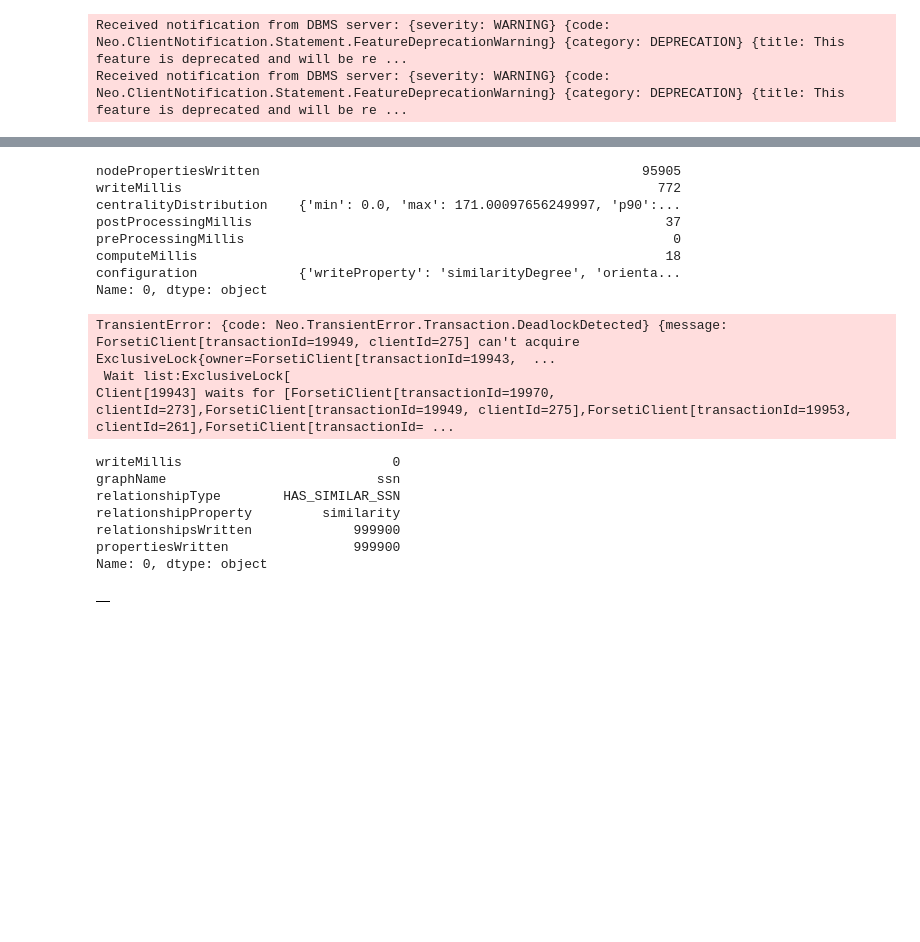
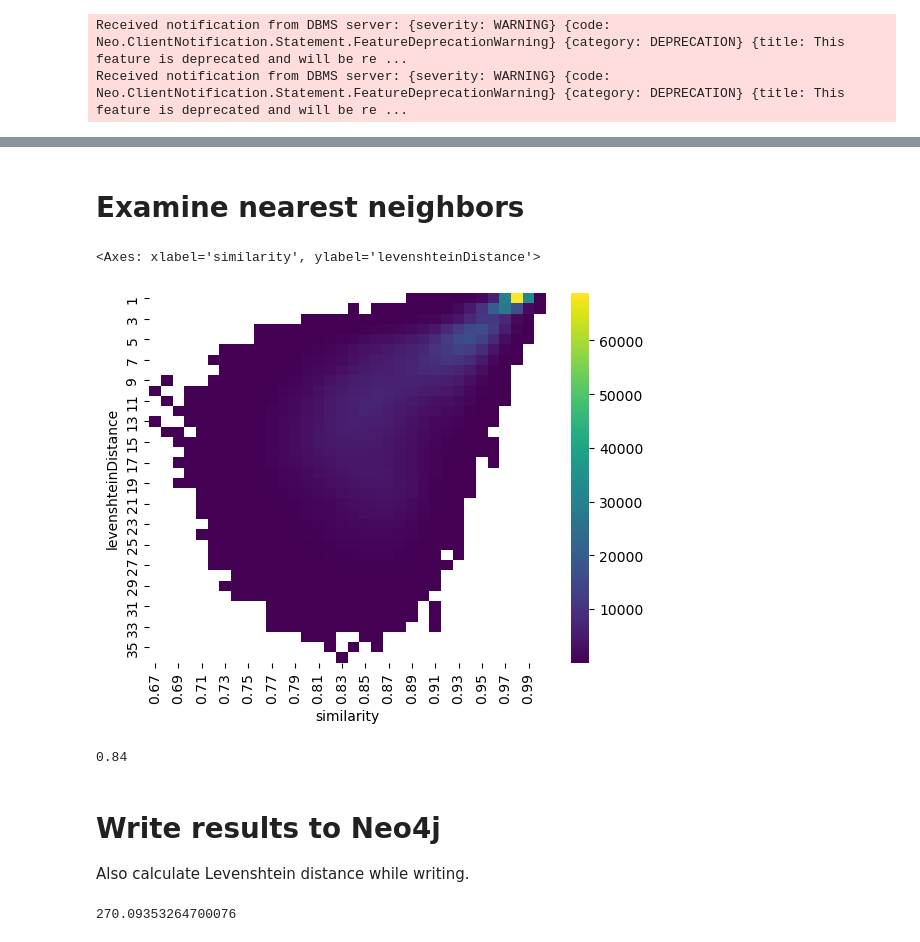
Before and after one commit to smithna/string-embed, a Jupyter notebook: graph_analysis/Check_knn.ipynb, the cells around one changed output, grey strips where cells are left out. Saved outputs shown, nothing was run; the diff lists cells and outputs as text; code cells hidden in the pictures; blank space fills up the shorter version.

```diff
--- a/graph_analysis/Check_knn.ipynb
+++ b/graph_analysis/Check_knn.ipynb
@@ -84,45 +28,46 @@ reverse_degree_stats['centralityDistribution']
-# %%
-gds.degree.write(g_email, orientation="REVERSE", writeProperty="similarityDegree")
-# %% [output]
-nodePropertiesWritten                                                 95905
-writeMillis                                                             772
-centralityDistribution    {'min': 0.0, 'max': 171.00097656249997, 'p90':...
-postProcessingMillis                                                     37
-preProcessingMillis                                                       0
-computeMillis                                                            18
-configuration             {'writeProperty': 'similarityDegree', 'orienta...
-Name: 0, dtype: object
-# %%
-start_time = perf_counter()
-gds.graph.relationship.write(g_email, "HAS_SIMILAR_ADDRESS", "similarity", concurrency=1, writeConcurrency=1)
-end_time = perf_counter()
-print(end_time - start_time)
-# %% [output]
-TransientError: {code: Neo.TransientError.Transaction.DeadlockDetected} {message: ForsetiClient[transactionId=19949, clientId=275] can't acquire ExclusiveLock{owner=ForsetiClient[transactionId=19943,  ...
- Wait list:ExclusiveLock[
-Client[19943] waits for [ForsetiClient[transactionId=19970, clientId=273],ForsetiClient[transactionId=19949, clientId=275],ForsetiClient[transactionId=19953, clientId=261],ForsetiClient[transactionId= ...
-# %%
-gds.graph.relationship.write(g_ssn, "HAS_SIMILAR_SSN", "similarity", concurrency=1, writeConcurrency=1)
-# %% [output]
-writeMillis                           0
-graphName                           ssn
-relationshipType        HAS_SIMILAR_SSN
-relationshipProperty         similarity
-relationshipsWritten             999900
-propertiesWritten                999900
-Name: 0, dtype: object
+# %% [markdown]
+# Examine nearest neighbors
+# %%
+top_10_df = gds.run_cypher("""
+    CALL gds.knn.stream("emails", {nodeProperties:"editEmbedding", topk:10})
+    YIELD node1, node2, similarity
+    WITH gds.util.asNode(node1) AS s,
+    gds.util.asNode(node2) AS t,
+    similarity
+    RETURN round(similarity, 2) AS similarity,
+    apoc.text.levenshteinDistance(s.address, t.address) AS levenshteinDistance,
+    count(*) AS pairs
+    """)
+# %%
+heatmap_data = top_10_df.pivot(index='levenshteinDistance', columns='similarity', values='pairs')
+sns.heatmap(heatmap_data, cmap='viridis')
+# %% [output]
+<Axes: xlabel='similarity', ylabel='levenshteinDistance'>
+[figure, added]
+# %%
+top_10_df[top_10_df['levenshteinDistance']<=2]['similarity'].min()
+# %% [output]
+0.84
+# %% [markdown]
+# Write results to Neo4j
+Also calculate Levenshtein distance while writing.
 # %%
+start_time = perf_counter()
 gds.run_cypher("""
-CALL gds.graph.relationshipProperty.stream("emails", "similarity", "HAS_SIMILAR_ADDRESS")
-YIELD sourceNodeId, targetNodeId, propertyValue
 CALL {
-    WITH sourceNodeId, targetNodeId, propertyValue
-    WITH gds.util.asNode(sourceNodeId) AS s,
-    gds.util.asNode(targetNodeId) AS t,
-    propertyValue AS similarity
-    MERGE (s)-[r:HAS_SIMILAR_ADDRESS]->(t)
+    CALL gds.knn.stream("emails", {nodeProperties:"editEmbedding", topk:80, similarityCutoff:0.84})
+    YIELD node1, node2, similarity
+    WITH gds.util.asNode(node1) AS s,
+    gds.util.asNode(node2) AS t,
+    similarity
+    WITH s, t, similarity,
+    apoc.text.levenshteinDistance(s.address, t.address) AS levenshteinDistance
+    WHERE levenshteinDistance <= 2
+    MERGE (s)-[r:HAS_SIMILAR_EMBEDDING]->(t)
     ON CREATE SET r.similarity = similarity,
-    r.levenshteinDistance = apoc.text.levenshteinDistance(s.address, t.address)
+    r.levenshteinDistance = levenshteinDistance
 } IN TRANSACTIONS OF 10000 ROWS""")
+end_time = perf_counter()
+print(end_time - start_time)
 # %% [output]
-|  |
+270.09353264700076
```
Also changed, not shown: parts of 21 cells of this notebook, 3 other files.
